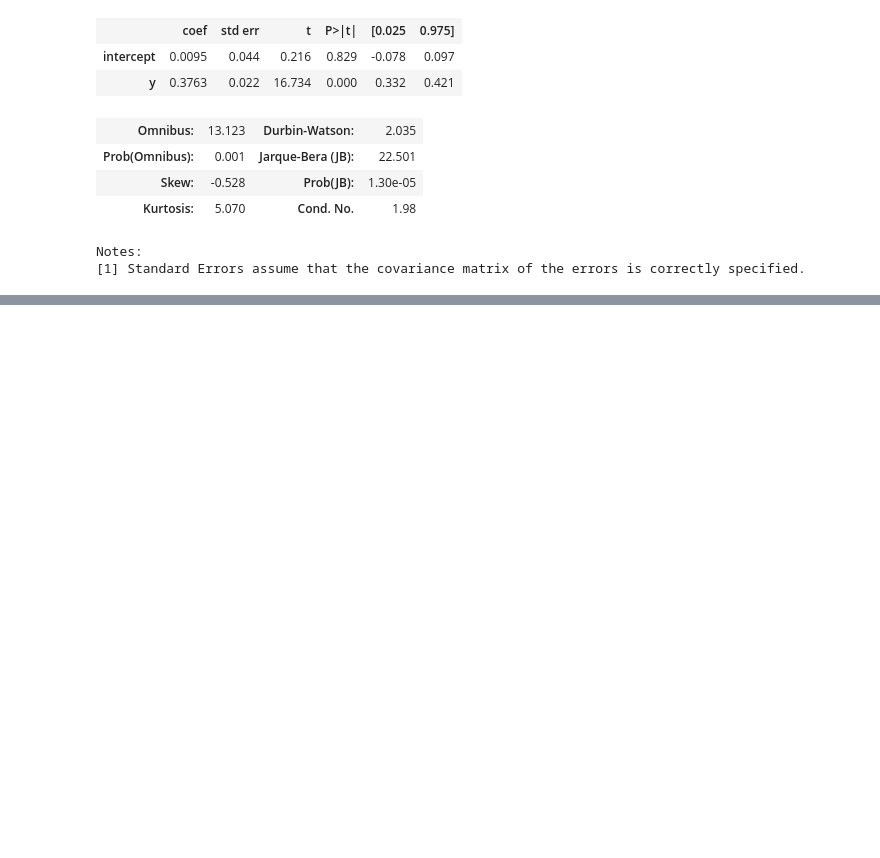
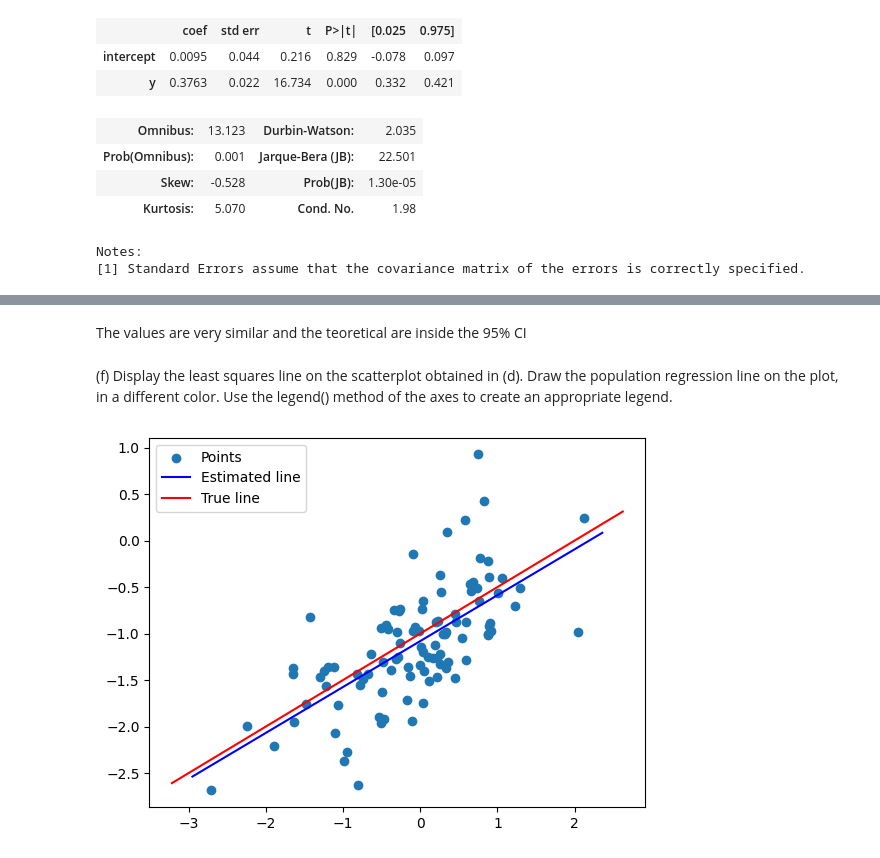
Before and after one commit to hinojosaad/islp, a Jupyter notebook: Chapter3/ch3.ipynb, the cells around one changed output, grey strips where cells are left out. Drawn from its saved outputs; the diff is of its cells as text; code cells hidden in the pictures; blank space fills up the shorter version.

```diff
--- a/Chapter3/ch3.ipynb
+++ b/Chapter3/ch3.ipynb
@@ -850,0 +1081,5 @@ Notes:
+# %%
+X=pd.DataFrame({'intercept':np.ones(len(x)),'x':x})
+model= sm.OLS(y,X)
+results = model.fit()
+results.summary()
@@ -850,0 +1106,24 @@ Notes:
+# %% [markdown]
+The values are very similar and the teoretical are inside the 95% CI
+# %% [markdown]
+(f) Display the least squares line on the scatterplot obtained in (d).
+Draw the population regression line on the plot, in a different
+color. Use the legend() method of the axes to create an appropriate
+legend.
+# %%
+def abline2(ax, b, m,c):
+    """Add a line with slope m and intercept b to Axes ax."""
+    xlim = ax.get_xlim()
+    ylim = [m * xlim[0] + b, m * xlim[1] + b]
+    ax.plot(xlim, ylim, c)
+
+# Example usage
+plt.scatter(x, y)
+
+ax = plt.gca()  # get current Axes
+abline2(ax, results.params['intercept'], results.params['x'],'b')
+abline2(ax, -1, 0.5, 'r')  # true line
+plt.legend(['Points', 'Estimated line', 'True line'])
+plt.show()
+# %% [output]
+[figure, added]
```
Also changed, not shown: parts of 21 cells of this notebook.
